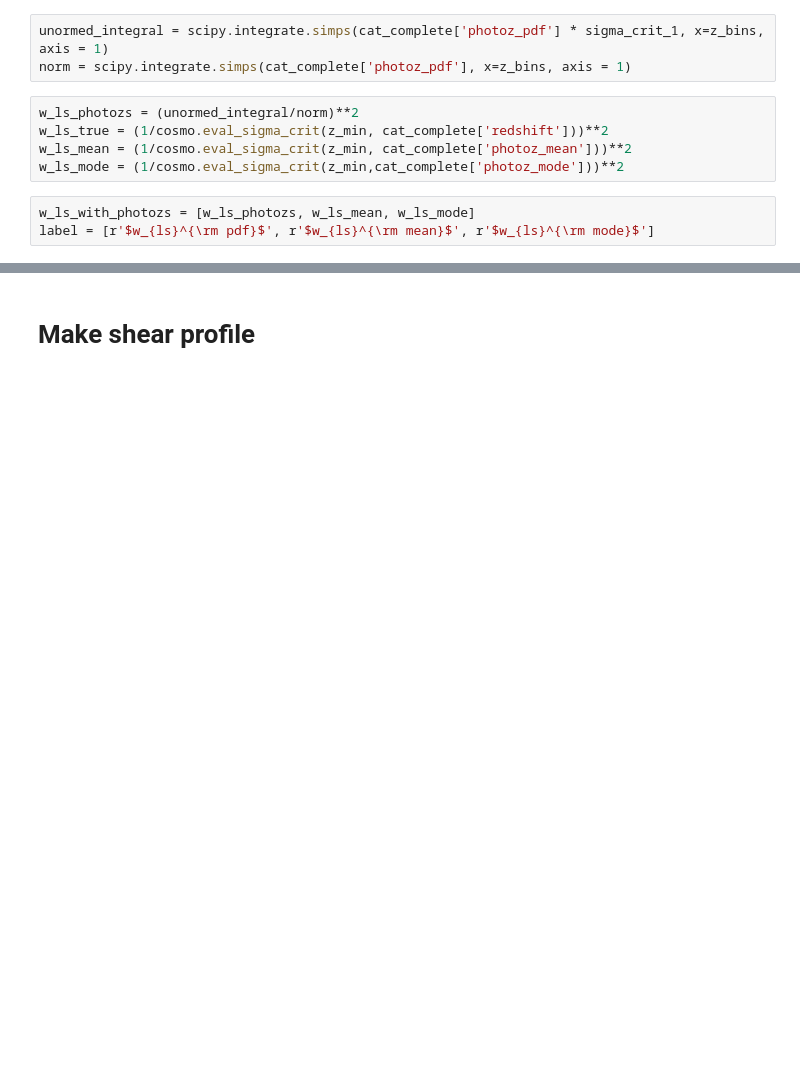
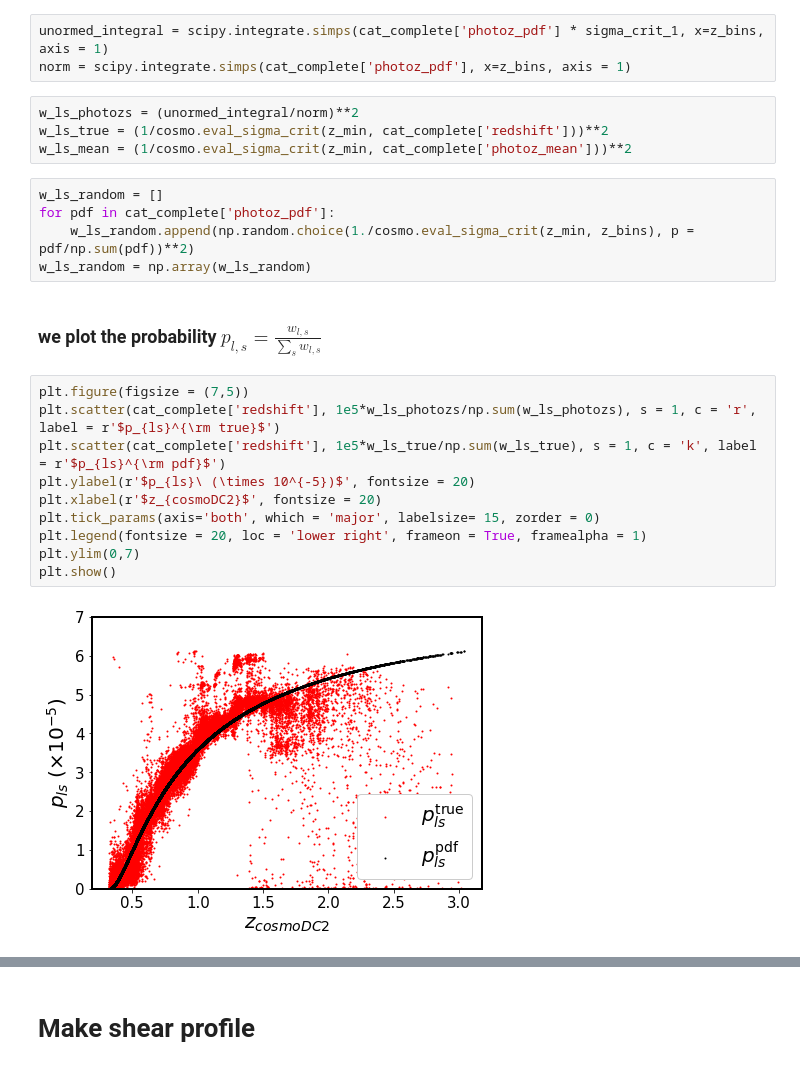
Before and after one commit to LSSTDESC/DC2_CL_PZ, a Jupyter notebook: Example_compute_deltasigma_with_photozs.ipynb, the cells around one changed output, grey strips where cells are left out. Saved outputs shown, nothing was run; the diff lists cells and outputs as text; blank space fills up the shorter version.

```diff
--- a/Example_compute_deltasigma_with_photozs.ipynb
+++ b/Example_compute_deltasigma_with_photozs.ipynb
@@ -159,8 +186,23 @@ norm = scipy.integrate.simps(cat_complete['photoz_pdf'], x=z_bins, axis = 1)
 w_ls_photozs = (unormed_integral/norm)**2
 w_ls_true = (1/cosmo.eval_sigma_crit(z_min, cat_complete['redshift']))**2
 w_ls_mean = (1/cosmo.eval_sigma_crit(z_min, cat_complete['photoz_mean']))**2
-w_ls_mode = (1/cosmo.eval_sigma_crit(z_min,cat_complete['photoz_mode']))**2
-# %%
-w_ls_with_photozs = [w_ls_photozs, w_ls_mean, w_ls_mode]
-label = [r'$w_{ls}^{\rm pdf}$', r'$w_{ls}^{\rm mean}$', r'$w_{ls}^{\rm mode}$']
+# %%
+w_ls_random = []
+for pdf in cat_complete['photoz_pdf']:
+    w_ls_random.append(np.random.choice(1./cosmo.eval_sigma_crit(z_min, z_bins), p = pdf/np.sum(pdf))**2)
+w_ls_random = np.array(w_ls_random)
+# %% [markdown]
+### we plot the probability $p_{l,s} = \frac{w_{l,s}}{\sum_s w_{l,s}}$
+# %%
+plt.figure(figsize = (7,5))
+plt.scatter(cat_complete['redshift'], 1e5*w_ls_photozs/np.sum(w_ls_photozs), s = 1, c = 'r', label = r'$p_{ls}^{\rm true}$')
+plt.scatter(cat_complete['redshift'], 1e5*w_ls_true/np.sum(w_ls_true), s = 1, c = 'k', label = r'$p_{ls}^{\rm pdf}$')
+plt.ylabel(r'$p_{ls}\ (\times 10^{-5})$', fontsize = 20)
+plt.xlabel(r'$z_{cosmoDC2}$', fontsize = 20)
+plt.tick_params(axis='both', which = 'major', labelsize= 15, zorder = 0)
+plt.legend(fontsize = 20, loc = 'lower right', frameon = True, framealpha = 1)
+plt.ylim(0,7)
+plt.show()
+# %% [output]
+[figure, added]
 # %%
```
Also changed, not shown: parts of 23 cells of this notebook.
